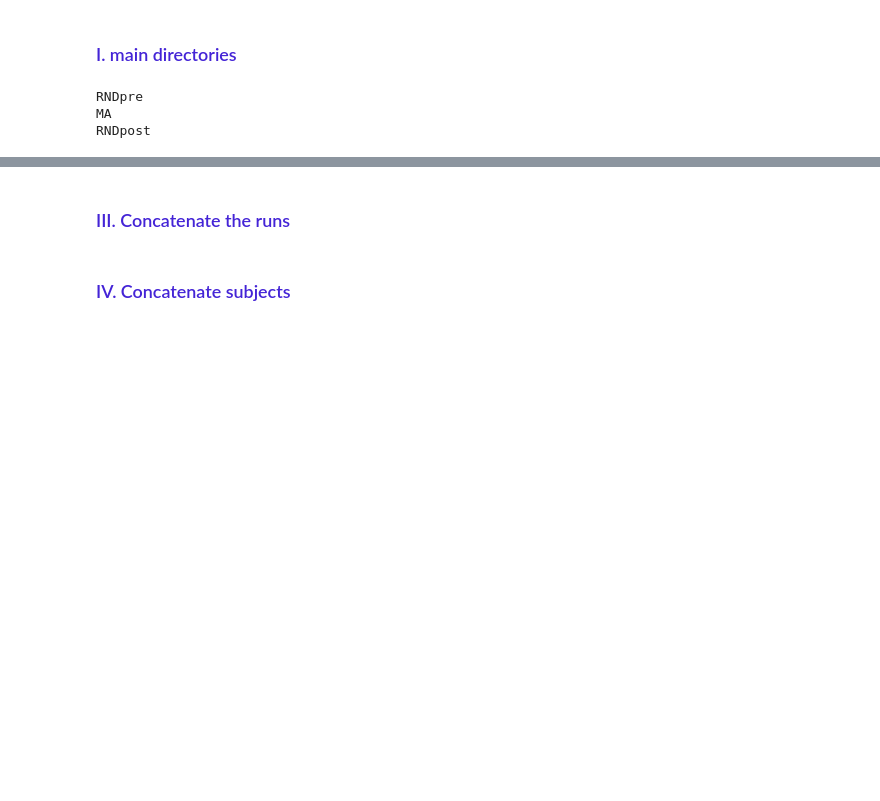
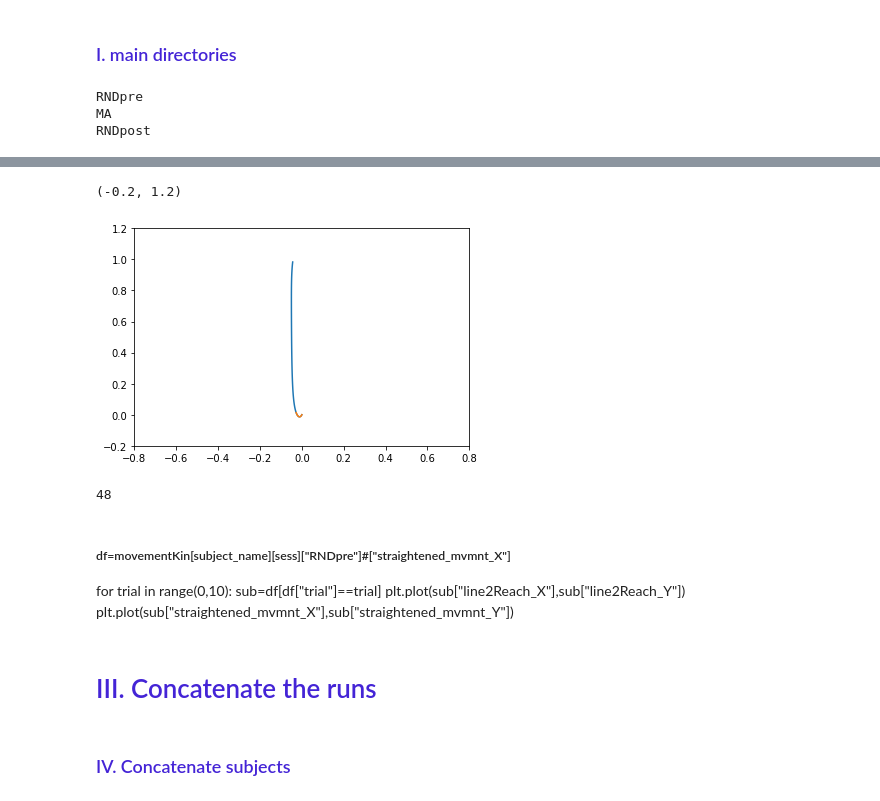
Before and after one commit to CarolineLndl/pilot_project_MAMSL_analyses, a Jupyter notebook: notebook/3_analyses.ipynb, the cells around one changed output, grey strips where cells are left out. Cells and saved outputs as stored; diff of their text form; code cells hidden in the pictures; blank space fills up the shorter version.

```diff
--- a/notebook/3_analyses.ipynb
+++ b/notebook/3_analyses.ipynb
@@ -68,5 +154,23 @@ plt.ylim(-1, 1)
+# %%
+plt.plot(sub["straightened_mvmnt_X"],sub["straightened_mvmnt_Y"])
+plt.plot(sub["straightened_mvmnt_X"][0:25],sub["straightened_mvmnt_Y"][0:25])
+plt.xlim(-0.8,0.8)
+plt.ylim(-0.2,1.2)
+# %% [output]
+(-0.2, 1.2)
+[figure, added]
+# %%
+len(df["straightened_mvmnt_X"])
+# %% [output]
+48
+# %% [markdown]
+##### df=movementKin[subject_name][sess]["RNDpre"]#["straightened_mvmnt_X"]
+for trial in range(0,10):
+    sub=df[df["trial"]==trial]
+    plt.plot(sub["line2Reach_X"],sub["line2Reach_Y"])
+    plt.plot(sub["straightened_mvmnt_X"],sub["straightened_mvmnt_Y"])
 # %% [markdown]
-### <font color=#4424D6> III. Concatenate the runs </font >
+# <font color=#4424D6> III. Concatenate the runs </font >
 # %%
 #loop for each subjects --------------------
 mean_bySeq_concat={}
```
Also changed, not shown: parts of 14 cells of this notebook, 7 other files.
